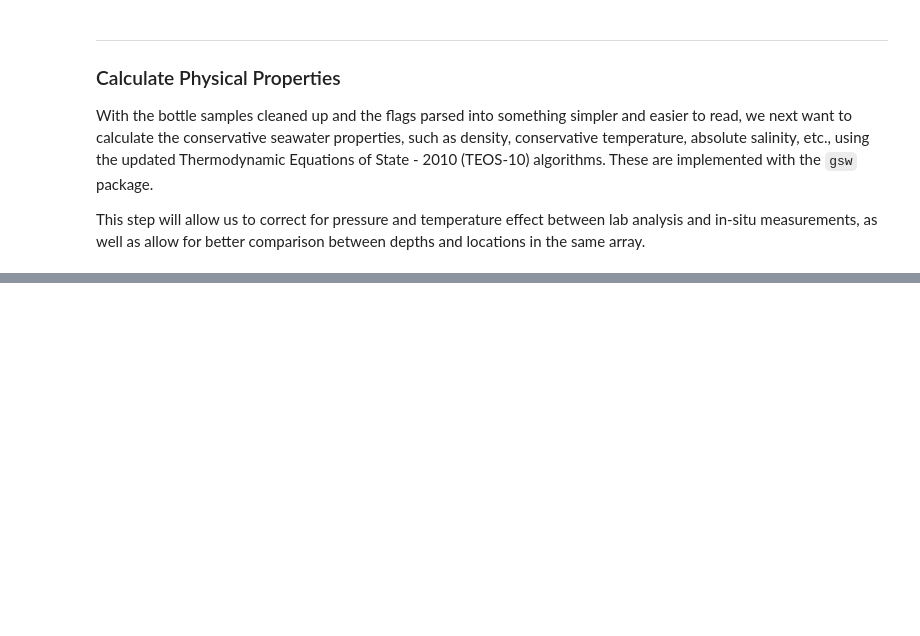
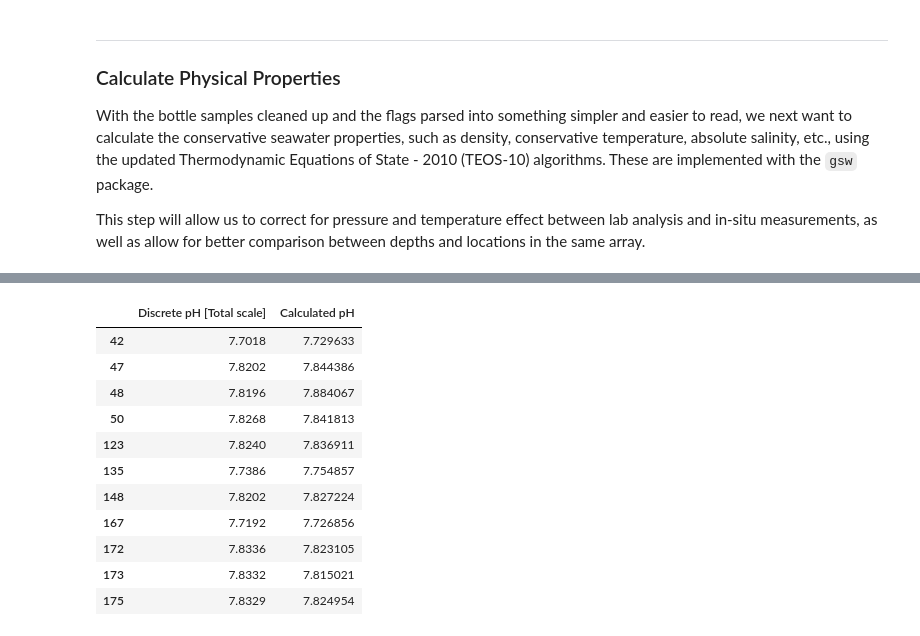
Before and after one commit to reedan88/OCB-BGC_Carbonate_Working_Group, a Jupyter notebook: scripts/Bottle_Data.ipynb, the cells around one changed output, grey strips where cells are left out. Saved outputs shown, nothing was run; the diff lists cells and outputs as text; code cells hidden in the pictures; blank space fills up the shorter version.

```diff
--- a/scripts/Bottle_Data.ipynb
+++ b/scripts/Bottle_Data.ipynb
@@ -93,0 +157,25 @@ This step will allow us to correct for pressure and temperature effect between l
+# %%
+# Get the key parameters
+DIC = bottle_data["Discrete DIC [umol/kg]"]
+TA = bottle_data["Discrete Alkalinity [umol/kg]"]
+PH = bottle_data["Discrete pH [Total scale]"]
+SAL = bottle_data["Discrete Salinity [psu]"]
+
+# Set the input hydrographic parameters at which the DIC/TA/pH lab measurements were performed
+TEMP_IN = 25
+PRES_IN = 0
+
+# Get the hydrographic parameters at which the samples were taken
+TEMP_OUT = bottle_data[["CTD Temperature 1 [deg C]","CTD Temperature 1 [deg C]"]].mean(axis=1, skipna=True)
+PRES_OUT = bottle_data["CTD Pressure [db]"]
+RHO = bottle_data["CTD Density [kg/m^3]"]
+
+# Nutrient inputs = need to fill NaNs with zeros otherwise will return NaNs
+SIO4 = bottle_data["Discrete Silicate [uM]"].fillna(value=0)
+PO4 = bottle_data["Discrete Phosphate [uM]"].fillna(value=0)
+NH4 = bottle_data["Discrete Ammonium [uM]"].fillna(value=0)
+
+# Convert to umol/kg
+SIO4 = SIO4*(1000/1)*(1/RHO)
+PO4 = PO4*(1000/1)*(1/RHO)
+NH4 = NH4*(1000/1)*(1/RHO)
@@ -93,0 +199,8 @@ This step will allow us to correct for pressure and temperature effect between l
+# %%
+bottle_data['Calculated Alkalinity [umol/kg]'] = CO2dict['TAlk']
+bottle_data['Calculated CO2aq [umol/kg]'] = CO2dict['CO2out']
+bottle_data['Calculated CO3 [umol/kg]'] = CO2dict['CO3out']
+bottle_data['Calculated DIC [umol/kg]'] = CO2dict['TCO2']
+bottle_data['Calculated pCO2 [uatm]'] = CO2dict['pCO2out']
+bottle_data['Calculated pCO2in'] = CO2dict['pCO2in']
+bottle_data['Calculated pH'] = CO2dict['pHinTOTAL']
@@ -93,0 +212,15 @@ This step will allow us to correct for pressure and temperature effect between l
+# %%
+bottle_data[["Discrete pH [Total scale]","Calculated pH"]].dropna()
+# %% [output]
+|  | Discrete pH [Total scale] | Calculated pH |
+| 42 | 7.7018 | 7.729633 |
+| 47 | 7.8202 | 7.844386 |
+| 48 | 7.8196 | 7.884067 |
+| 50 | 7.8268 | 7.841813 |
+| 123 | 7.8240 | 7.836911 |
+| 135 | 7.7386 | 7.754857 |
+| 148 | 7.8202 | 7.827224 |
+| 167 | 7.7192 | 7.726856 |
+| 172 | 7.8336 | 7.823105 |
+| 173 | 7.8332 | 7.815021 |
+| 175 | 7.8329 | 7.824954 |
```
Also changed, not shown: parts of 20 cells of this notebook.
